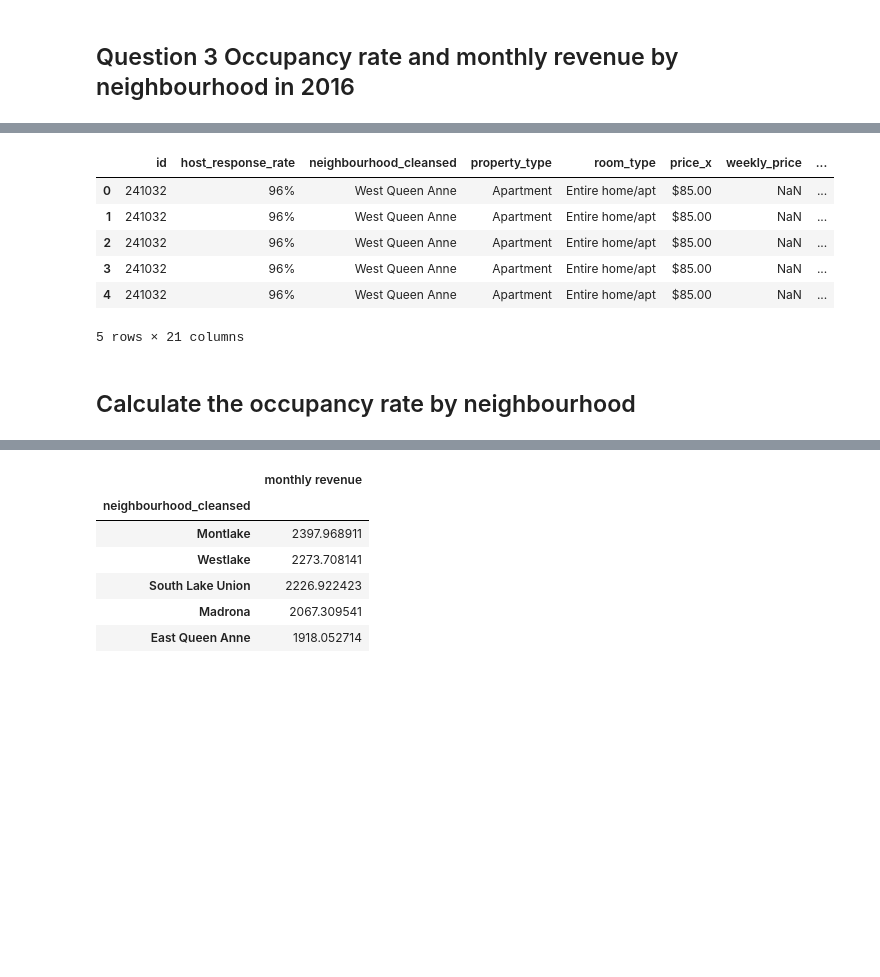
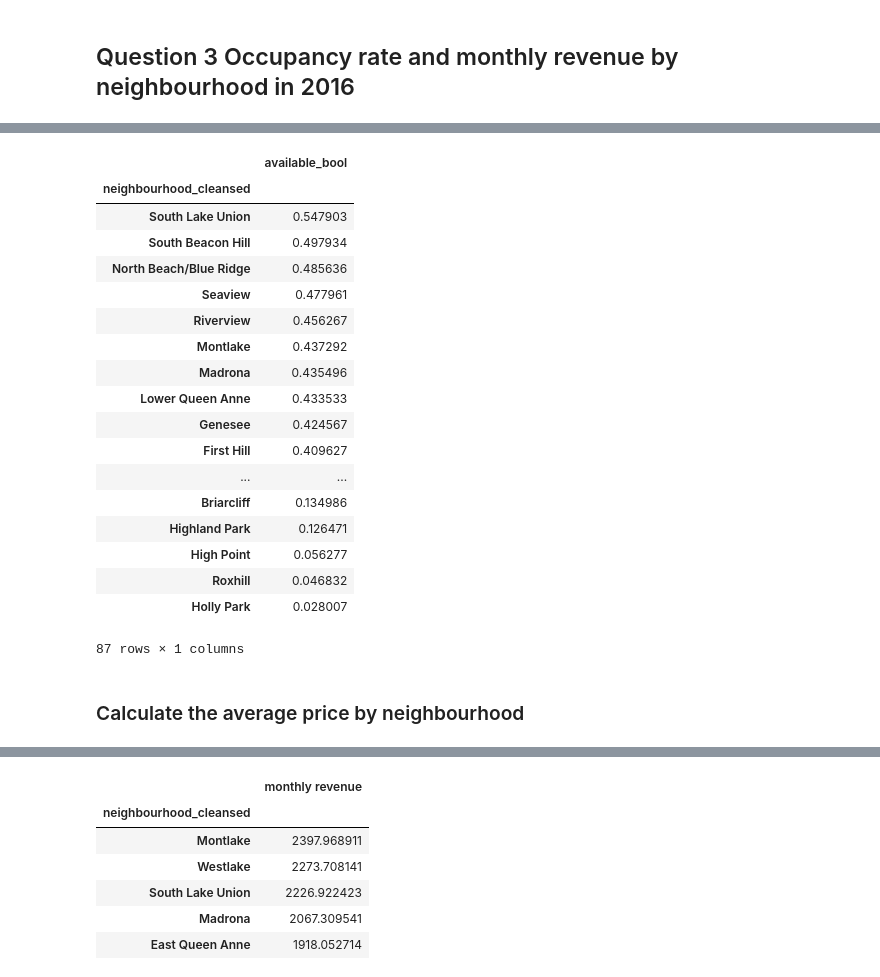
Before and after one commit to ronger4242/Seattle_Airbnb, a Jupyter notebook: Seattle AirBnb.ipynb, the cells around one changed output, grey strips where cells are left out. Cells and saved outputs as stored; diff of their text form; code cells hidden in the pictures; blank space fills up the shorter version.

```diff
--- a/Seattle AirBnb.ipynb
+++ b/Seattle AirBnb.ipynb
@@ -42,4 +278,8 @@ memory usage: 328.2+ KB
 # %%
+# Convert a few strings to floats
 df['host_response_rate_val'] = df['host_response_rate'].str.rstrip('%').astype(float)/100
 df['price_val'] = df['price'].str.lstrip('$').str.replace(',', '').astype(float)
-df['weekly_price_val'] = df['weekly_price'].str.lstrip('$').str.replace(',', '').astype(float)
+# %%
+#how many missing values each variable has?
+for num_var in num_vars:
+    print(str(num_var) + ' ' + str(df[num_var].isnull().sum()))
@@ -45,0 +294,4 @@ df['weekly_price_val'] = df['weekly_price'].str.lstrip('$').str.replace(',', '')
+# %%
+#replace NAs using means for numeric variable
+for num_var in num_vars:
+    df[num_var].fillna(df[num_var].mean(), inplace = True)
@@ -62,5 +335,27 @@ total_properties = len(np.unique(df['id']))
 total_properties
 # %% [output]
 3818
+# %%
+#Create groupby_stats() function:
+def groupby_stats(df, method, stats_var, grouping_var):
+    ''' Description: group stats_var by grouping_var and conduct statistical analysis on stats_var
+        Arguments:
+            df: dataset
+            method: statistical method to use
+            stats_var: the variable to be analyzed
+            grouping_var: the variable used to do grouping
+        Return:
+            a dataframe where the index is the grouping_var, and the values are the statistical values of stats_var
+    '''
+    df_grouping1 = df.groupby(df[grouping_var])[stats_var]
+
+    if method == 'sum':
+        df_grouping2 = df_grouping1.sum()
+    elif method == 'mean':
+        df_grouping2 = df_grouping1.mean()
+    elif method == 'count':
+        df_grouping2 = df_grouping1.count()
+    return pd.DataFrame(df_grouping2.sort_values(ascending = False))
+  #  return df_grouping
 # %%
 #number of properties by neighborhood
@@ -219,13 +474,28 @@ df1['available_bool'] = np.where(df1['available'].str.contains('f'), 1,0)
 # %%
 df2 = pd.merge(df, df1, left_on = 'id', right_on = 'listing_id')
-df2.head()
+occupancy_neighbour = groupby_stats(df2, 'sum', 'available_bool', 'neighbourhood_cleansed')
+total_neighbour = groupby_stats(df2, 'count', 'available_bool', 'neighbourhood_cleansed')
+occupancy_rate_neighbour = occupancy_neighbour / total_neighbour
+occupancy_rate_neighbour.sort_values(ascending = False, by = ['available_bool'])
 # %% [output]
-|  | id | host_response_rate | neighbourhood_cleansed | property_type | room_type | price_x | weekly_price | ... |
-| 0 | 241032 | 96% | West Queen Anne | Apartment | Entire home/apt | $85.00 | NaN | ... |
-| 1 | 241032 | 96% | West Queen Anne | Apartment | Entire home/apt | $85.00 | NaN | ... |
-| 2 | 241032 | 96% | West Queen Anne | Apartment | Entire home/apt | $85.00 | NaN | ... |
-| 3 | 241032 | 96% | West Queen Anne | Apartment | Entire home/apt | $85.00 | NaN | ... |
-| 4 | 241032 | 96% | West Queen Anne | Apartment | Entire home/apt | $85.00 | NaN | ... |
+|  | available_bool |
+| neighbourhood_cleansed |  |
+| South Lake Union | 0.547903 |
+| South Beacon Hill | 0.497934 |
+| North Beach/Blue Ridge | 0.485636 |
+| Seaview | 0.477961 |
+| Riverview | 0.456267 |
+| Montlake | 0.437292 |
+| Madrona | 0.435496 |
+| Lower Queen Anne | 0.433533 |
+| Genesee | 0.424567 |
+| First Hill | 0.409627 |
+| ... | ... |
+| Briarcliff | 0.134986 |
+| Highland Park | 0.126471 |
+| High Point | 0.056277 |
+| Roxhill | 0.046832 |
+| Holly Park | 0.028007 |
-5 rows × 21 columns
+87 rows × 1 columns
 # %% [markdown]
-## Calculate the occupancy rate by neighbourhood
+### Calculate the average price by neighbourhood
```
Also changed, not shown: parts of 87 cells of this notebook.
